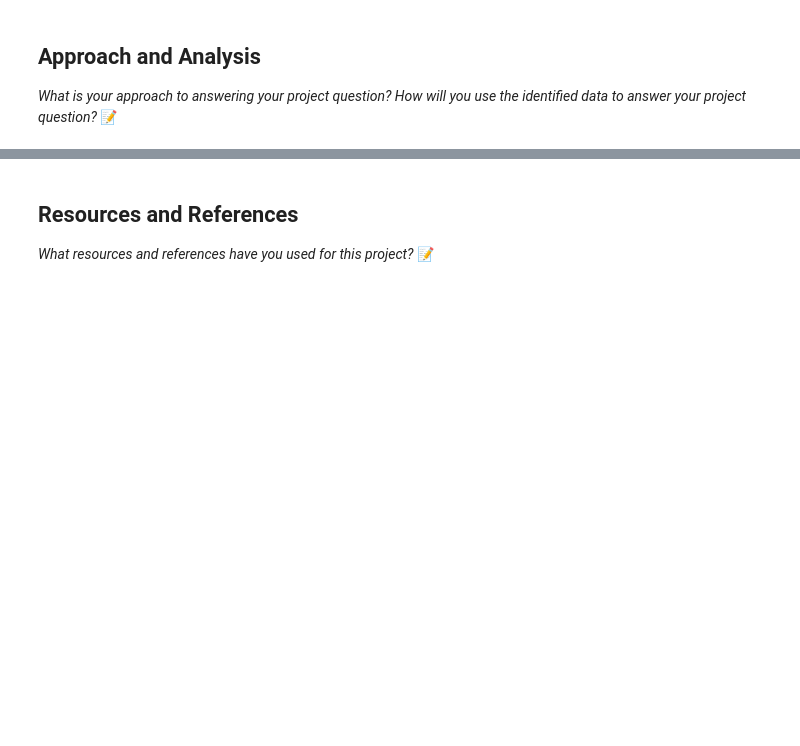
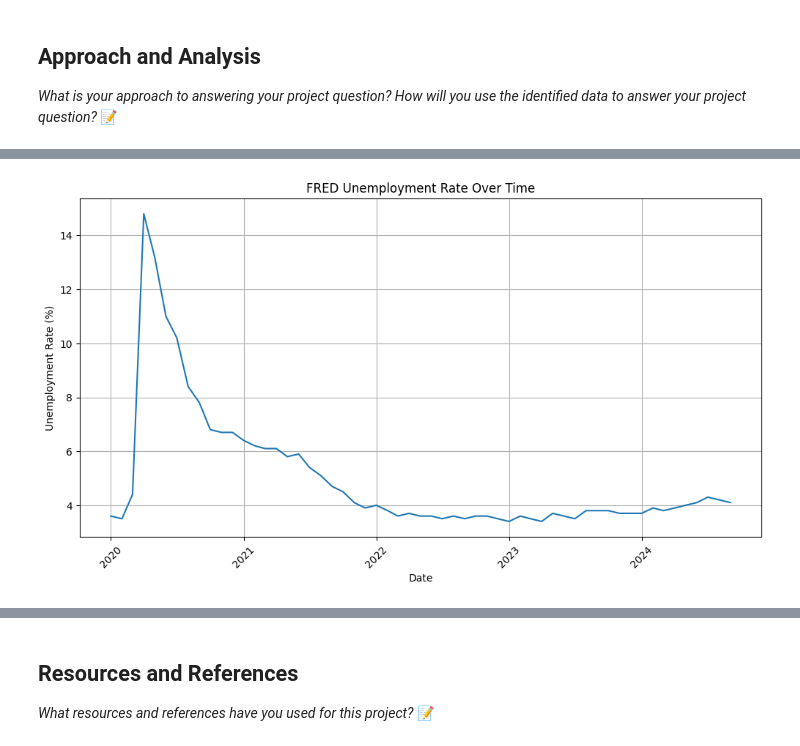
Before and after one commit to IT4063C-Fall24/final-project-SethOkai, a Jupyter notebook: source.ipynb, the cells around one changed output, grey strips where cells are left out. Saved outputs shown, nothing was run; the diff lists cells and outputs as text; code cells hidden in the pictures; blank space fills up the shorter version.

```diff
--- a/source.ipynb
+++ b/source.ipynb
@@ -29,0 +205,14 @@
+# %%
+fred_data_cleaned['Date'] = pd.to_datetime(fred_data['Date'])
+
+# Create a line plot for FRED Unemployment Data
+plt.figure(figsize=(12, 6))
+sns.lineplot(data=fred_data, x='Date', y='Unemployment Rate')
+plt.title('FRED Unemployment Rate Over Time')
+plt.xlabel('Date')
+plt.ylabel('Unemployment Rate (%)')
+plt.xticks(rotation=45)
+plt.grid()
+plt.show()
+# %% [output]
+[figure, added]
```
Also changed, not shown: parts of 22 cells of this notebook, 3 other files.
